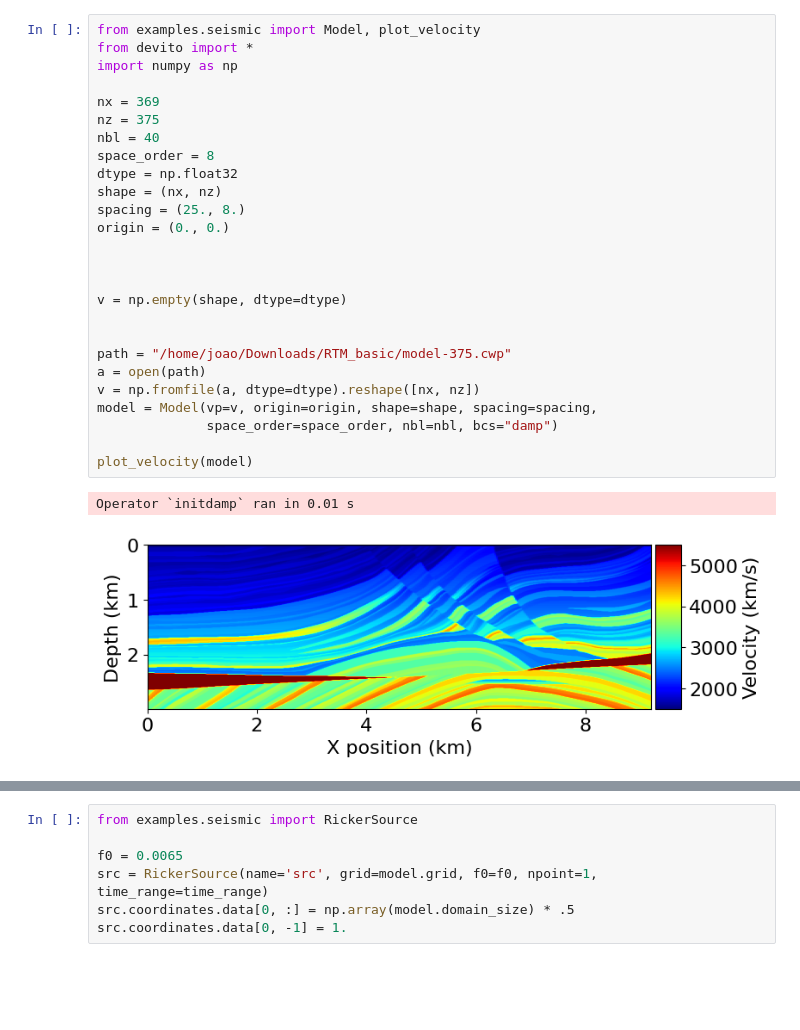
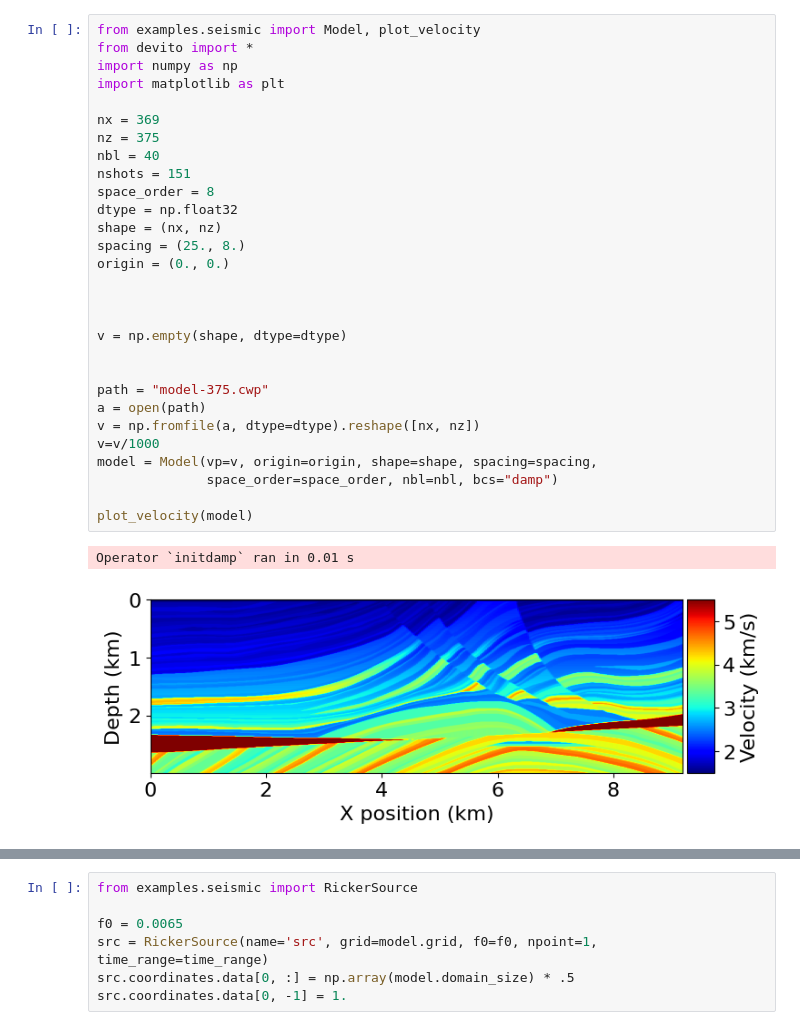
Before and after one commit to joaopaulomo/code_rtm_implemnte, a Jupyter notebook: rtm_implement.ipynb, the cells around one changed output, grey strips where cells are left out. Cells and saved outputs as stored; diff of their text form; blank space fills up the shorter version.

```diff
--- a/rtm_implement.ipynb
+++ b/rtm_implement.ipynb
@@ -1,32 +1,35 @@
 # %%
 from examples.seismic import Model, plot_velocity
 from devito import *
 import numpy as np
+import matplotlib as plt
 
 nx = 369
 nz = 375
 nbl = 40
+nshots = 151
 space_order = 8
 dtype = np.float32
 shape = (nx, nz)
 spacing = (25., 8.)
 origin = (0., 0.)
 
 
 
 v = np.empty(shape, dtype=dtype)
 
 
-path = "/home/joao/Downloads/RTM_basic/model-375.cwp"
+path = "model-375.cwp"
 a = open(path)
 v = np.fromfile(a, dtype=dtype).reshape([nx, nz])
+v=v/1000
 model = Model(vp=v, origin=origin, shape=shape, spacing=spacing,
               space_order=space_order, nbl=nbl, bcs="damp")
 
 plot_velocity(model)
 # %% [output]
 Operator `initdamp` ran in 0.01 s
-[figure, old version]
+[figure, new version]
 # %%
 model0 = Model(space_order=space_order, vp=v,
                            origin=origin, shape=shape, spacing=spacing,
```
Also changed, not shown: parts of 15 cells of this notebook.
